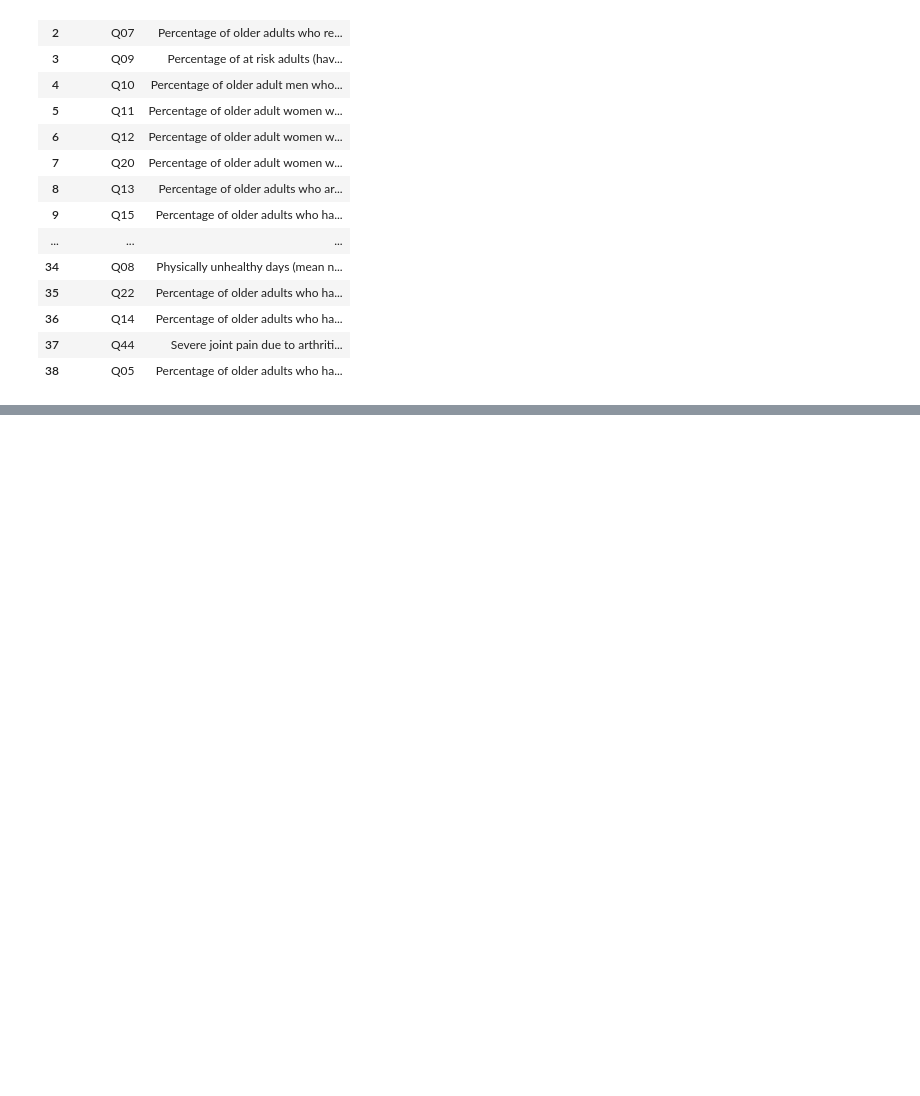
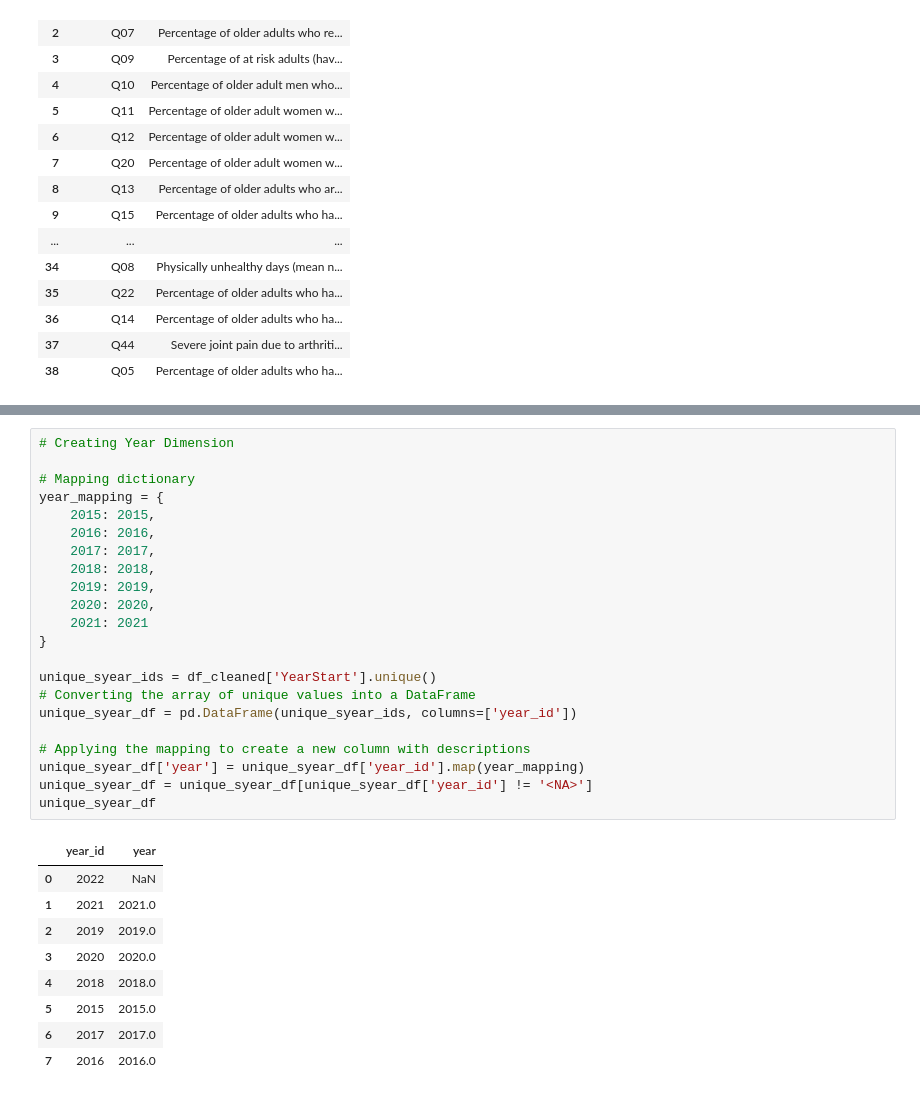
Before and after one commit to lisaleung11/CIS9440HW, a Jupyter notebook: scripts/dimention.ipynb, the cells around one changed output, grey strips where cells are left out. Cells and saved outputs as stored; diff of their text form; blank space fills up the shorter version.

```diff
--- a/scripts/dimention.ipynb
+++ b/scripts/dimention.ipynb
@@ -276,0 +285,32 @@ FileNotFoundError: [Errno 2] No such file or directory: 'CIS9440HW/docs/filtered
+# %%
+# Creating Year Dimension
+
+# Mapping dictionary
+year_mapping = {
+    2015: 2015,
+    2016: 2016,
+    2017: 2017,
+    2018: 2018,
+    2019: 2019,
+    2020: 2020,
+    2021: 2021
+}
+
+unique_syear_ids = df_cleaned['YearStart'].unique()
+# Converting the array of unique values into a DataFrame
+unique_syear_df = pd.DataFrame(unique_syear_ids, columns=['year_id'])
+
+# Applying the mapping to create a new column with descriptions
+unique_syear_df['year'] = unique_syear_df['year_id'].map(year_mapping)
+unique_syear_df = unique_syear_df[unique_syear_df['year_id'] != '<NA>']
+unique_syear_df
+# %% [output]
+|  | year_id | year |
+| 0 | 2022 | NaN |
+| 1 | 2021 | 2021.0 |
+| 2 | 2019 | 2019.0 |
+| 3 | 2020 | 2020.0 |
+| 4 | 2018 | 2018.0 |
+| 5 | 2015 | 2015.0 |
+| 6 | 2017 | 2017.0 |
+| 7 | 2016 | 2016.0 |
```
Also changed, not shown: parts of 8 cells of this notebook, 3 other files.
